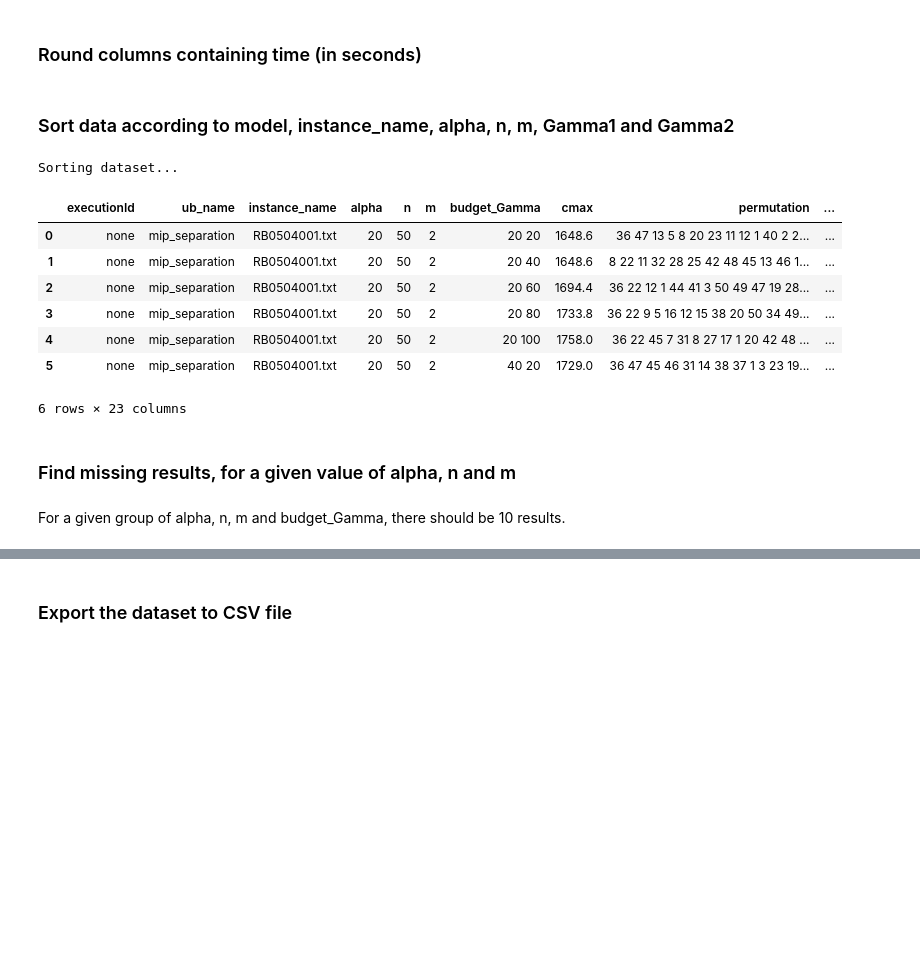
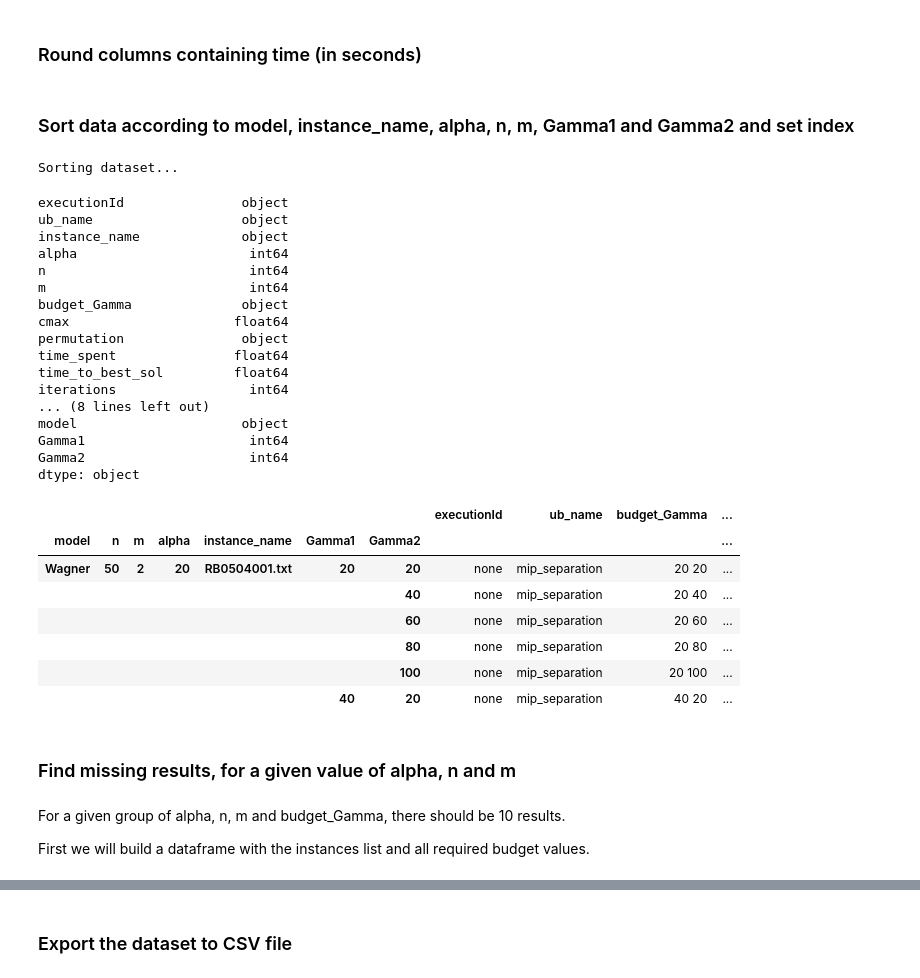
Before and after one commit to levorato/2RPFS_Cmax_Budget, a Jupyter notebook: 0.1_2RPFS_Cmax_CCG_Result_Data_Treatment.ipynb, the cells around one changed output, grey strips where cells are left out. Drawn from its saved outputs; the diff is of its cells as text; code cells hidden in the pictures; blank space fills up the shorter version.

Commit message:
Improving the data treatment notebook to detect the missing experiments (not executed yet).

```diff
--- a/0.1_2RPFS_Cmax_CCG_Result_Data_Treatment.ipynb
+++ b/0.1_2RPFS_Cmax_CCG_Result_Data_Treatment.ipynb
@@ -295,22 +295,43 @@ df["Gamma2"] = pd.to_numeric(df["Gamma2"], errors='coerce')
 df['time_spent'] = df['time_spent'].round(2)
 df['time_to_best_sol'] = df['time_to_best_sol'].round(2)
 # %% [markdown]
-### Sort data according to model, instance_name, alpha, n, m, Gamma1 and Gamma2
+### Sort data according to model, instance_name, alpha, n, m, Gamma1 and Gamma2 and set index
 # %%
 print('Sorting dataset...')
 df = df.sort_values(['model', 'n', 'm', 'alpha', 'instance_name', 'Gamma1', 'Gamma2'])
-df.head(6)
+display(df.dtypes)
+df = df.set_index(['model', 'n', 'm', 'alpha', 'instance_name', 'Gamma1', 'Gamma2'])
+display(df.head(6))
 # %% [output]
 Sorting dataset...
+executionId               object
+ub_name                   object
+instance_name             object
+alpha                      int64
+n                          int64
+m                          int64
+budget_Gamma              object
+cmax                     float64
+permutation               object
+time_spent               float64
+time_to_best_sol         float64
+iterations                 int64
+... (8 lines left out)
+model                     object
+Gamma1                     int64
+Gamma2                     int64
+dtype: object
-|  | executionId | ub_name | instance_name | alpha | n | m | budget_Gamma | cmax | permutation | ... |
-| 0 | none | mip_separation | RB0504001.txt | 20 | 50 | 2 | 20 20 | 1648.6 | 36 47 13 5 8 20 23 11 12 1 40 2 2... | ... |
-| 1 | none | mip_separation | RB0504001.txt | 20 | 50 | 2 | 20 40 | 1648.6 | 8 22 11 32 28 25 42 48 45 13 46 1... | ... |
-| 2 | none | mip_separation | RB0504001.txt | 20 | 50 | 2 | 20 60 | 1694.4 | 36 22 12 1 44 41 3 50 49 47 19 28... | ... |
-| 3 | none | mip_separation | RB0504001.txt | 20 | 50 | 2 | 20 80 | 1733.8 | 36 22 9 5 16 12 15 38 20 50 34 49... | ... |
-| 4 | none | mip_separation | RB0504001.txt | 20 | 50 | 2 | 20 100 | 1758.0 | 36 22 45 7 31 8 27 17 1 20 42 48 ... | ... |
-| 5 | none | mip_separation | RB0504001.txt | 20 | 50 | 2 | 40 20 | 1729.0 | 36 47 45 46 31 14 38 37 1 3 23 19... | ... |
+|  |  |  |  |  |  |  | executionId | ub_name | budget_Gamma | ... |
+| model | n | m | alpha | instance_name | Gamma1 | Gamma2 |  |  |  | ... |
+| Wagner | 50 | 2 | 20 | RB0504001.txt | 20 | 20 | none | mip_separation | 20 20 | ... |
+|  |  |  |  |  |  | 40 | none | mip_separation | 20 40 | ... |
+|  |  |  |  |  |  | 60 | none | mip_separation | 20 60 | ... |
+|  |  |  |  |  |  | 80 | none | mip_separation | 20 80 | ... |
+|  |  |  |  |  |  | 100 | none | mip_separation | 20 100 | ... |
+|  |  |  |  |  | 40 | 20 | none | mip_separation | 40 20 | ... |
-6 rows × 23 columns
 # %% [markdown]
 ### Find missing results, for a given value of alpha, n and m
 # %% [markdown]
 For a given group of alpha, n, m and budget_Gamma, there should be 10 results.
+
+First we will build a dataframe with the instances list and all required budget values.
```
Also changed, not shown: parts of 16 cells of this notebook.
